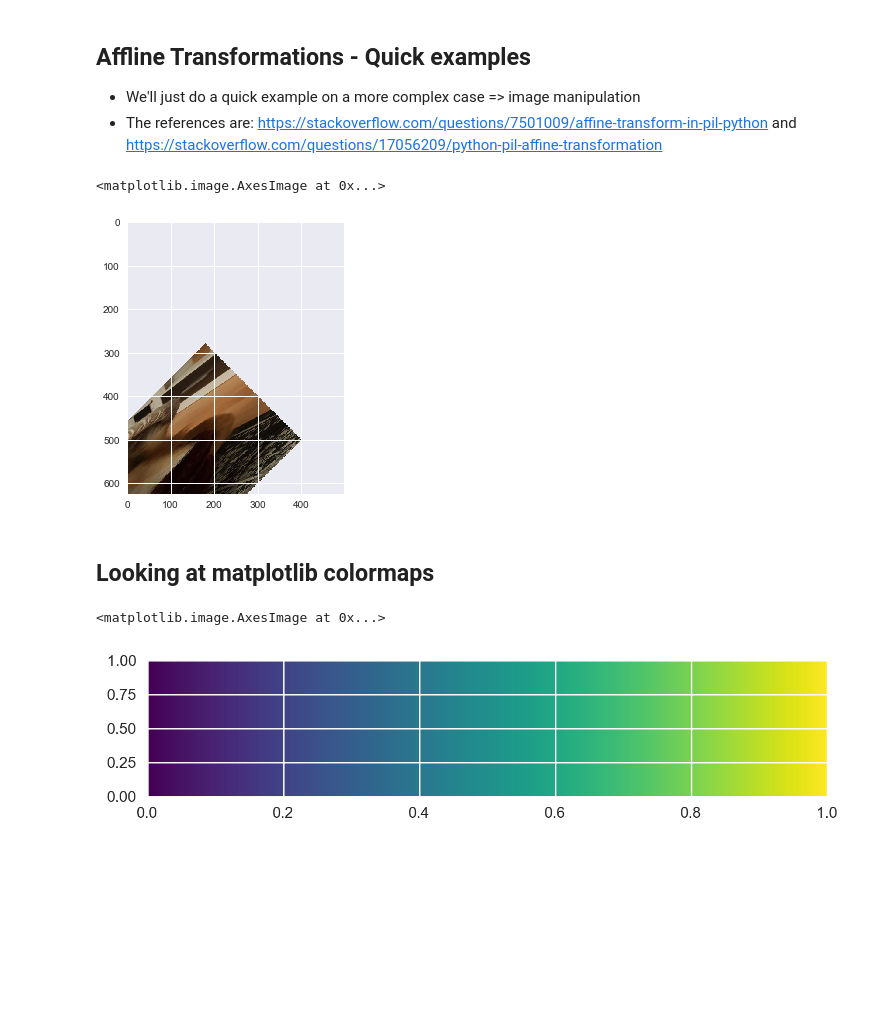
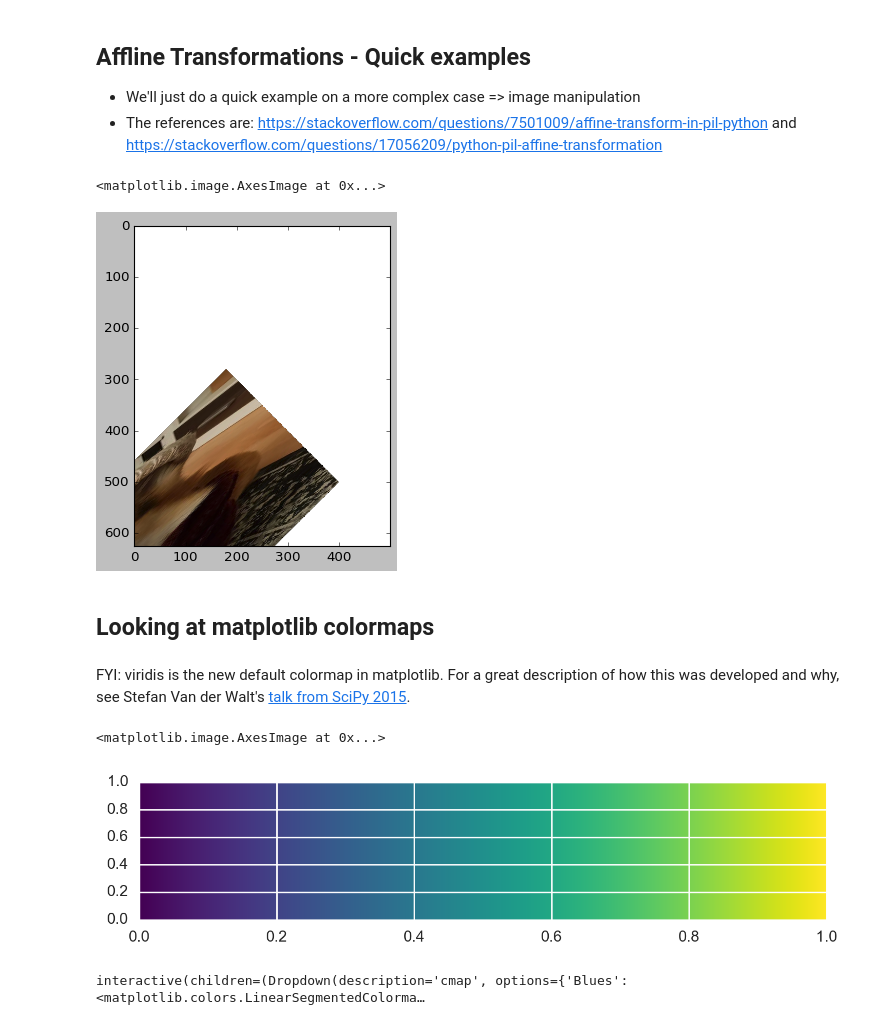
Before and after one commit to UIUC-iSchool-DataViz/spring2019online, a Jupyter notebook: week05/prep_notebook_week05.ipynb, the cells around one changed output. Drawn from its saved outputs; the diff is of its cells as text; code cells hidden in the pictures; blank space fills up the shorter version.

```diff
--- a/week05/prep_notebook_week05.ipynb
+++ b/week05/prep_notebook_week05.ipynb
@@ -8,6 +8,9 @@ import numpy as np
 * if you downloaded image #2 from last week (or "Image example" from this week), it should be in your downloads directory
 * This shows how smoothing might look on another 2D image
 # %%
+# note, need this for re-running, not for first time
+plt.style.use("classic")
+
 # just for fun (and to see the comparitive effects of smoothing):
 import PIL.Image as Image
 import PIL.ImageFilter as ImageFilter
@@ -54,7 +57,7 @@ fig,ax = plt.subplots(1,1,figsize=(5,5))
 ax.imshow(newImage)
 # %% [output]
 <matplotlib.image.AxesImage at 0x...>
-[figure, old version]
+[figure, new version]
 # %% [markdown]
 ## Looking at matplotlib colormaps
 # %%
@@ -68,39 +71,56 @@ plt.rcParams["figure.dpi"] = 200
 # we're going to use a bunch of seaborn figure
 #  defaults for niceness
 plt.style.use("seaborn")
+# %% [markdown]
+FYI: viridis is the new default colormap in matplotlib.  For a great description of how this was developed and why, see Stefan Van der Walt's [talk from SciPy 2015](https://www.youtube.com/watch?v=xAoljeRJ3lU).
 # %%
+# (0) first off we are going to make use of mgrid in numpy
+#  what on earth is that?
+np.mgrid?
+np.mgrid[0:5]
+# we can also specify steps
+np.mgrid[0:5:10j]
+# so, now we see our numbers are going still
+#  from 0-5 but in 2x as many steps
+#  "10j" is a way of specifing number of steps
+# usually we want to map from 0-255 colors, so we
+#  can use
+np.mgrid[0.0:1.0:256j]
+
+
 # (1) grab the viridis RGB colors
-viridis = cm.viridis(np.mgrid[0.0:1.0:256j])[:,:3]
+viridis = cm.viridis(np.mgrid[0.0:1.0:256j]) # gives the whole RGBA
+viridis = cm.viridis(np.mgrid[0.0:1.0:256j])[:,:3] # grabs just RGB
 # what does this look like?
 viridis
 
 # (2) lets make a visualization of this colormap
 # lets make an image that is 256 X 256 pixels in shape
 im = np.ones((viridis.shape[0], viridis.shape[0], 4))
 # this is just a place holder to store RGBA values for
 # each pixel of our image
 #  again the "A" is just a measure of transparency
 im
 
 # (3) now, lets fill our image
 # the im[...,:3] just pulls out the RGB sections
 # of our array and does not select the A values
 # the viridis[None,:,:] was just fancy formatting
 #  not necessary, simplier:
 im[...,:3] *= viridis
 im
 
 # (4) now you'll notice that the values of
 #    RGB go from 0->1 instead of 0->255
 #    we can change this if we want to like so:
 #im *= 255
 #im = im.astype("uint8")
 
 # or we can just plot the thing!
 plt.imshow(im, extent = [0.0, 1.0, 0.0, 1.0], aspect = 1.0/5)
 
 # note here that the axis are meaningless => just a way to
 #  spread out what our colormap looks like
 # %% [output]
 <matplotlib.image.AxesImage at 0x...>
-[figure, old version]
+[figure, new version]
@@ -109,0 +127,13 @@ plt.imshow(im, extent = [0.0, 1.0, 0.0, 1.0], aspect = 1.0/5)
+# %%
+# we can visualize a few colormaps this way using widgets if
+#  we want to take a quick look at a few
+import ipywidgets
+
+@ipywidgets.interact(cmap=cm.cmap_d)
+def make_plot(cmap):
+    mymap = cmap(np.mgrid[0.0:1.0:256j])[:,:3]
+    im = np.ones((mymap.shape[0], mymap.shape[0], 4))
+    im[...,:3] *= mymap
+    plt.imshow(im, extent = [0.0, 1.0, 0.0, 1.0], aspect = 1.0/5)
+# %% [output]
+interactive(children=(Dropdown(description='cmap', options={'Blues': <matplotlib.colors.LinearSegmentedColorma…
```
Also changed, not shown: parts of 1 cell of this notebook, 1 other file.
